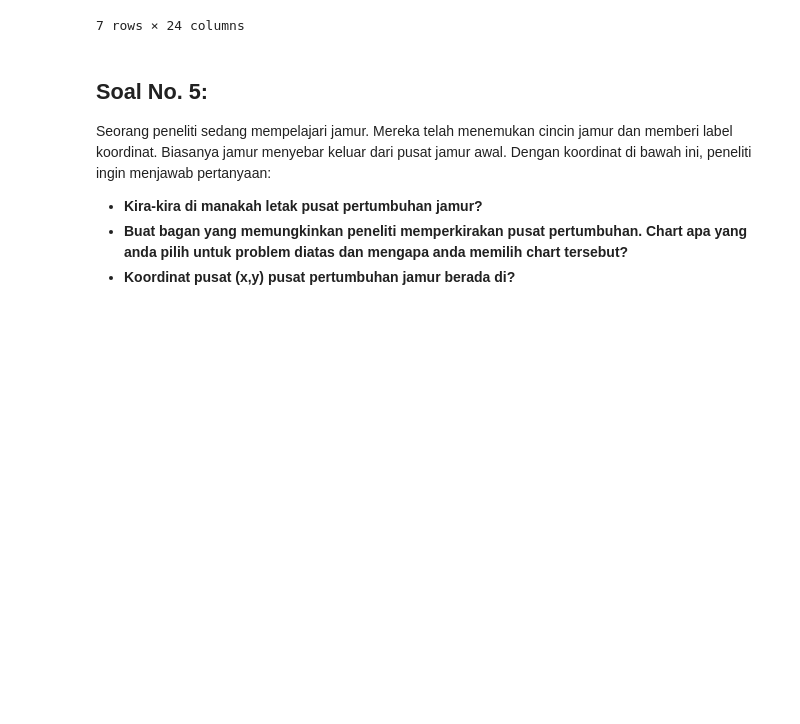
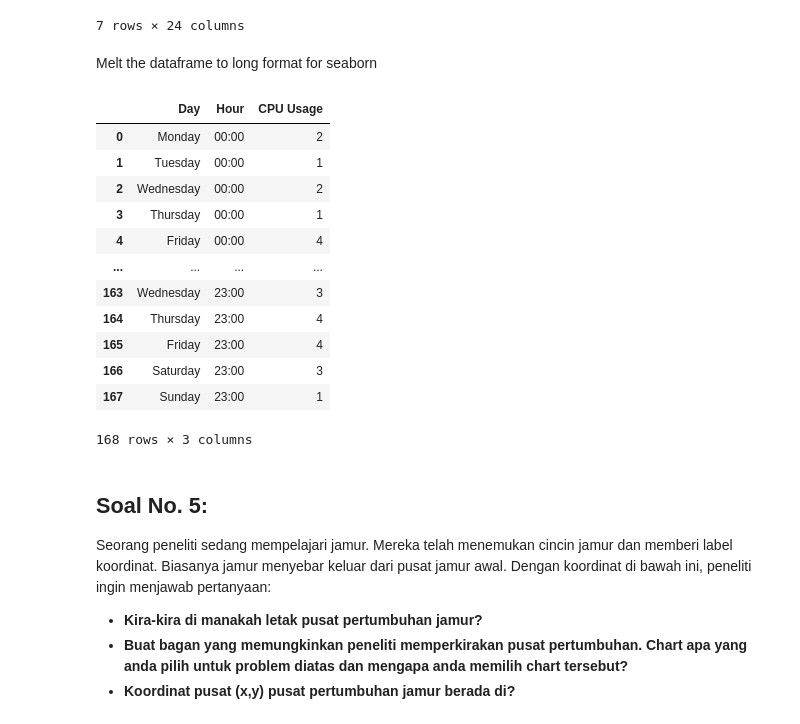
Before and after one commit to notnsas/data-science-application-college-task, a Jupyter notebook: mid_test/UTS_data_science_application_college_subject.ipynb, the cells around one changed output. Drawn from its saved outputs; the diff is of its cells as text; code cells hidden in the pictures; blank space fills up the shorter version.

Commit message:
No. 4: Data Preprocessing: Melt the dataframe to long format for seaborn

```diff
--- a/mid_test/UTS_data_science_application_college_subject.ipynb
+++ b/mid_test/UTS_data_science_application_college_subject.ipynb
@@ -369,6 +369,26 @@ cpu_usage_df
 | Saturday | 2 | 3 | 1 | 2 | 2 | 5 | 2 | 8 | 4 | 2 | ... | ... |
 | Sunday | 1 | 2 | 3 | 1 | 1 | 3 | 4 | 2 | 3 | 1 | ... | ... |
 7 rows × 24 columns
+# %% [markdown]
+Melt the dataframe to long format for seaborn
+# %%
+cpu_usage_melted = cpu_usage_df.reset_index().melt(id_vars='index', var_name='Hour', value_name='CPU Usage')
+cpu_usage_melted.rename(columns={'index': 'Day'}, inplace=True)
+cpu_usage_melted
+# %% [output]
+|  | Day | Hour | CPU Usage |
+| 0 | Monday | 00:00 | 2 |
+| 1 | Tuesday | 00:00 | 1 |
+| 2 | Wednesday | 00:00 | 2 |
+| 3 | Thursday | 00:00 | 1 |
+| 4 | Friday | 00:00 | 4 |
+| ... | ... | ... | ... |
+| 163 | Wednesday | 23:00 | 3 |
+| 164 | Thursday | 23:00 | 4 |
+| 165 | Friday | 23:00 | 4 |
+| 166 | Saturday | 23:00 | 3 |
+| 167 | Sunday | 23:00 | 1 |
+168 rows × 3 columns
 # %% [markdown]
 ## **Soal No. 5:**
 
```
